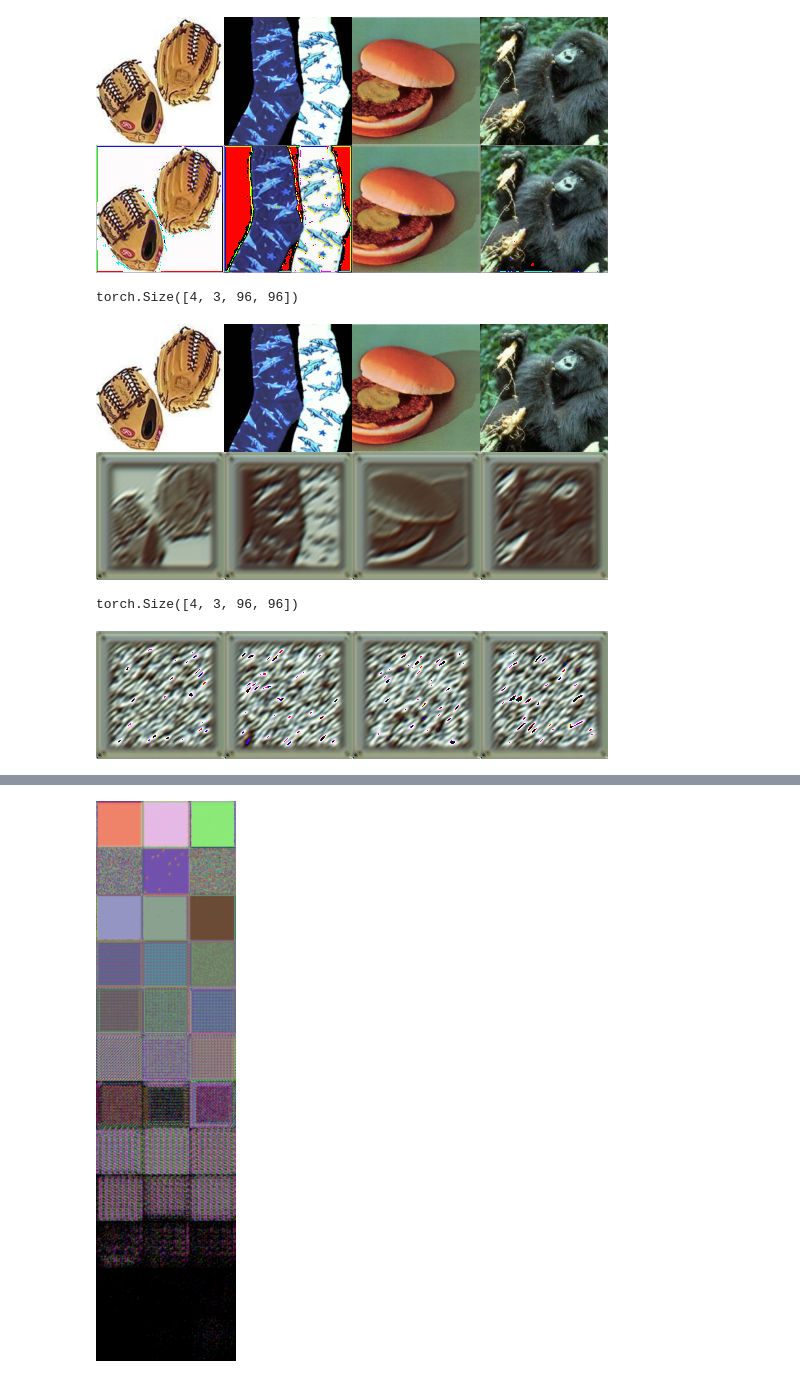
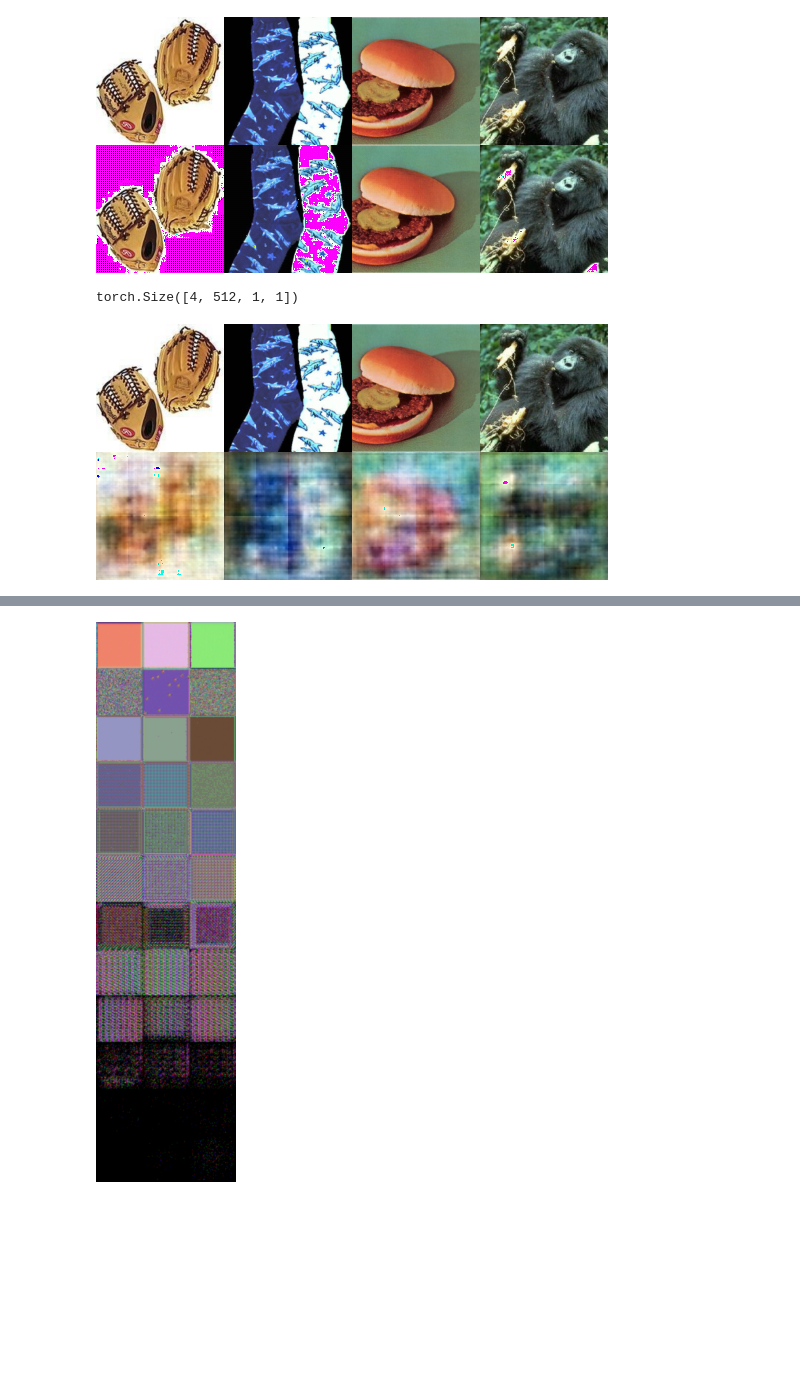
Before and after one commit to flavioschneider/brainle, a Jupyter notebook: notebooks/layered_training.ipynb, the cells around one changed output, grey strips where cells are left out. Saved outputs shown, nothing was run; the diff lists cells and outputs as text; code cells hidden in the pictures; blank space fills up the shorter version.

```diff
--- a/notebooks/layered_training.ipynb
+++ b/notebooks/layered_training.ipynb
@@ -86,10 +87,7 @@ class Block(nn.Module):
     def __init__(
         self,
         in_channels: int,
-        out_channels: int,
-        kernel_size: int,
-        stride: int,
-        padding: int
+        out_channels: int
     ):
         super().__init__()
 
@@ -97,9 +95,9 @@ class Block(nn.Module):
             nn.Conv2d(
                 in_channels = in_channels,
                 out_channels = out_channels,
-                kernel_size = kernel_size, #4 if reduce else 3,
-                stride = stride, #2 if reduce else 1,
-                padding = padding
+                kernel_size = 2,
+                stride = 2,
+                padding = 0
             ),
             Sin(),
         )
@@ -108,9 +106,9 @@ class Block(nn.Module):
             nn.ConvTranspose2d(
                 in_channels = out_channels,
                 out_channels = in_channels,
-                kernel_size = kernel_size, #4 if reduce else 3,
-                stride = stride, #2 if reduce else 1,
-                padding = padding
+                kernel_size = 2,
+                stride = 2,
+                padding = 0
             ),
             Sin(),
             nn.Conv2d(
@@ -127,6 +125,9 @@ class Block(nn.Module):
             )
         )
 
+# we reduce res by half only of 3 channel images, with a lot of filters s.t. we can reconstruct
+# output is half res and a lot of channels, then we reduce the channels to 3 and repeat
+
 class Model(pl.LightningModule):
     def __init__(
         self,
@@ -134,10 +135,13 @@ class Model(pl.LightningModule):
     ):
         super().__init__()
         self.channels = 3
-        self.num_layers = 32
+        self.num_layers = 7
+        chn_list = [3, 8, 16, 32, 64, 128, 256, 512]
+        channels = list(zip(chn_list[:-1], chn_list[1:]))
+        #print(channels)
 
         self.blocks = nn.ModuleList([
-            Block(3, 3, kernel_size=2, stride=1, padding=0)
+            Block(channels[i][0], channels[i][1])
             for i in range(self.num_layers)
         ])
         self.lr = lr
@@ -255,35 +259,22 @@ to_image = torchvision.transforms.ToPILImage()
 grid = rearrange([sample, model(sample)[1][0]], "n b c h w -> c (n h) (b w) ")
 to_image(grid)
 # %% [output]
-[figure, old version]
+[figure, new version]
-# %%
-x_init = sample
-x = x_init
-
-layers = 32
-
-for i in range(layers):
-    x = model.blocks[i].encode(x)
-
-print(x.shape)
-for i in reversed(range(layers)):
-    x = model.blocks[i].decode(x)
-
-grid = rearrange([x_init, x], "n b c h w -> c (n h) (b w) ")
-to_image(grid)
-# %% [output]
-torch.Size([4, 3, 96, 96])
-[figure, removed]
-# %%
-x = torch.randn(4, 3, 96, 96)
-layers = 32
-
-print(x.shape)
-for i in reversed(range(layers)):
-    x = model.blocks[i].decode(x)
-
-grid = rearrange(x, "b c h w -> c h (b w) ")
-to_image(grid)
-# %% [output]
-torch.Size([4, 3, 96, 96])
-[figure, removed]
+# %%
+x_init = sample
+x = x_init
+
+layers = 7
+
+for i in range(layers):
+    x = model.blocks[i].encode(x)
+
+print(x.shape)
+for i in reversed(range(layers)):
+    x = model.blocks[i].decode(x)
+
+grid = rearrange([x_init, x], "n b c h w -> c (n h) (b w) ")
+to_image(grid)
+# %% [output]
+torch.Size([4, 512, 1, 1])
+[figure, added]
```
Also changed, not shown: parts of 5 cells of this notebook.
